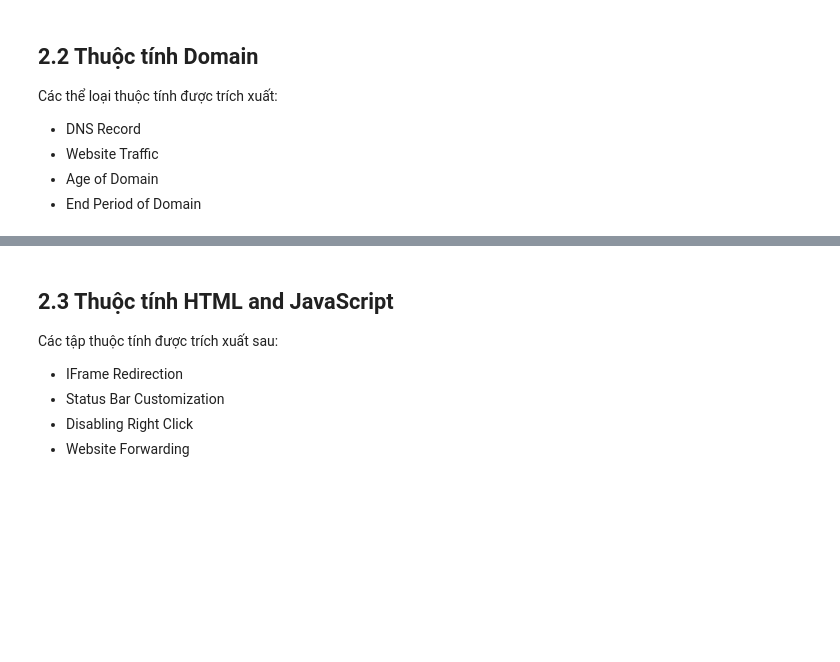
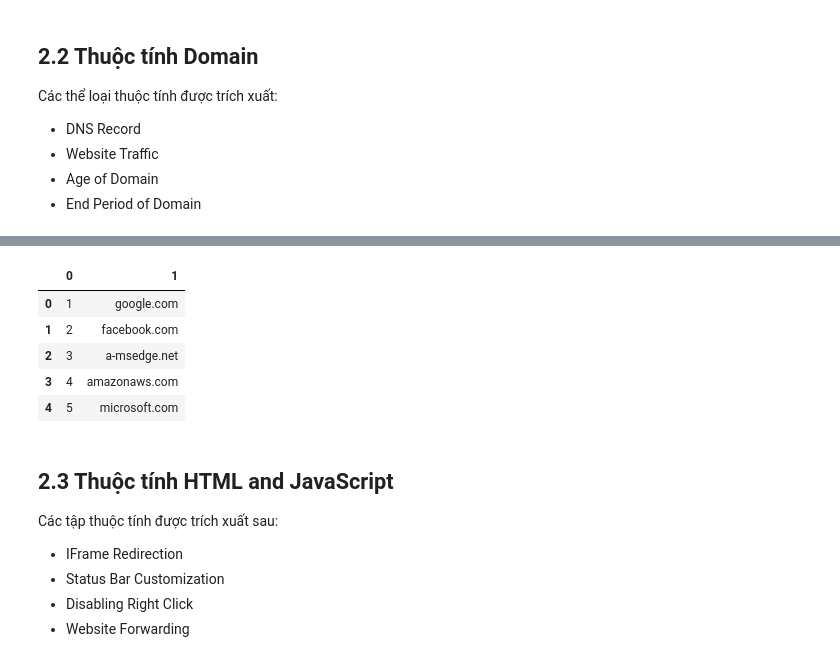
Before and after one commit to WanThinnn/NT522_MLIS-Lab, a Jupyter notebook: Labs/Lab_4/Lab_4.ipynb, the cells around one changed output, grey strips where cells are left out. Cells and saved outputs as stored; diff of their text form; code cells hidden in the pictures; blank space fills up the shorter version.

```diff
--- a/Labs/Lab_4/Lab_4.ipynb
+++ b/Labs/Lab_4/Lab_4.ipynb
@@ -703,3 +755,18 @@ from datetime import datetime
 # %%
 # 11.DNS_Record
 # obtained in the featureExtraction function
+# %%
+
+
+web_csv = pd.read_csv(
+    'dataset/tranco_66GWX.csv',
+    header=None
+)
+web_csv.head()
+# %% [output]
+|  | 0 | 1 |
+| 0 | 1 | google.com |
+| 1 | 2 | facebook.com |
+| 2 | 3 | a-msedge.net |
+| 3 | 4 | amazonaws.com |
+| 4 | 5 | microsoft.com |
```
Also changed, not shown: parts of 18 cells of this notebook, 2 other files.
